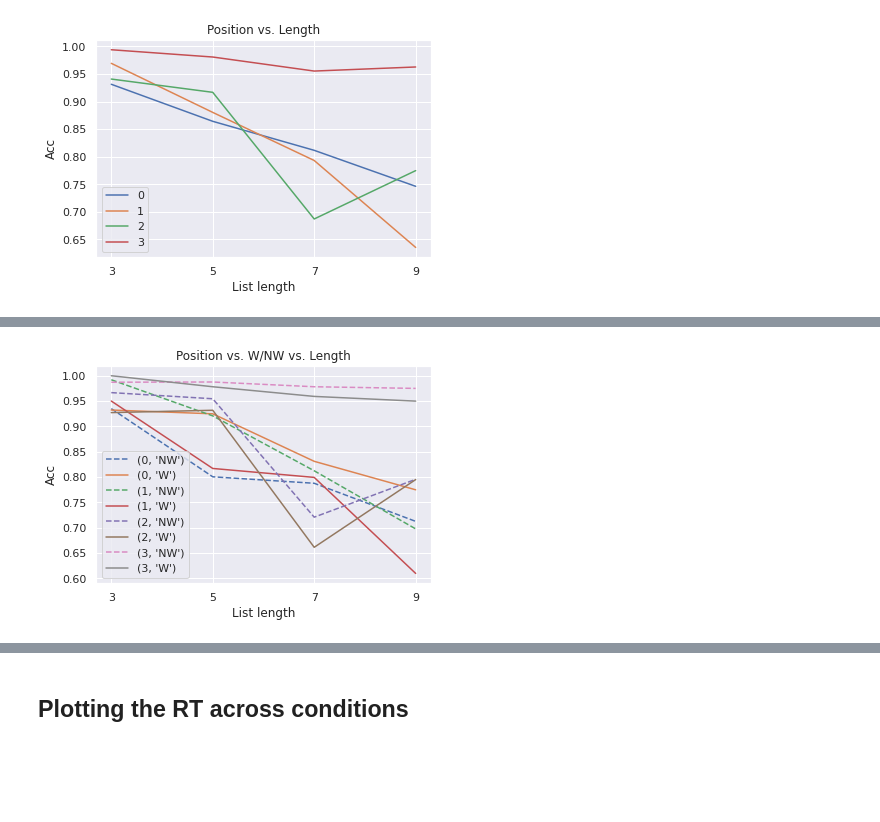
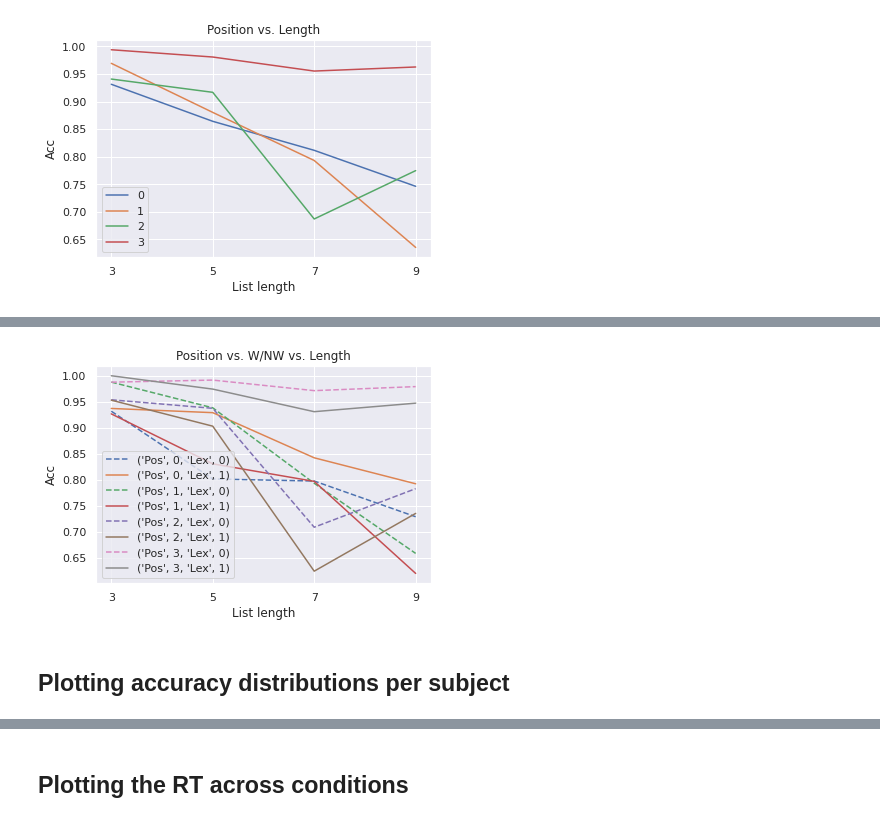
Before and after one commit to cristinarainich/Sternberg_analysis, a Jupyter notebook: iEEG_dataset.ipynb, the cells around one changed output, grey strips where cells are left out. Cells and saved outputs as stored; diff of their text form; code cells hidden in the pictures; blank space fills up the shorter version.

```diff
--- a/iEEG_dataset.ipynb
+++ b/iEEG_dataset.ipynb
@@ -357,3 +399,6 @@ ieeg_no_outliers.head()
 | 2 | 2 | D23 | 1 | 2 | 16 | in_sequence | High Non-Words | 1.045657 | ... |
 | 3 | 3 | D23 | 1 | 1 | 29 | out_of_sequence | High Words | 1.497001 | ... |
 | 4 | 4 | D23 | 1 | 1 | 9 | out_of_sequence | Low Words | 1.679783 | ... |
+# %%
+only_match = ieeg_no_outliers[ieeg_no_outliers['ProbeType'] == 2]
+only_mismatch = ieeg_no_outliers[ieeg_no_outliers['ProbeType'] == 1]
@@ -372,11 +419,9 @@ ieeg_no_outliers.groupby(['Subject'])['RespCorrect'].mean().plot(
 # %%
+# ALL TOGETHER
 # percentages of correct responses for different conditions
 # acc = correct trials in this cond / all trials in this cond
-acc_count = lambda v: sum(v) / v.count()
 pl.figure()
-subset = ieeg_no_outliers.groupby(['ProbeCategory', 'Length'])[['RespCorrect']].apply(
-    acc_count
-).reset_index()
+subset = ieeg_no_outliers.groupby(['ProbeCategory', 'Length'])[['RespCorrect']].mean().reset_index()
 for i in subset.ProbeCategory.unique():
   x = subset[subset['ProbeCategory'] == i]
   pl.plot(x.Length, x.RespCorrect)
@@ -526,3 +635,13 @@ pl.legend(subset.Position.unique())
 pl.title('Position vs. Length');
 # %% [output]
 [figure]
+# %%
+subset = only_match.groupby(['Position', 'Length'])[['RespCorrect']].mean().reset_index()
+for i in subset.Position.unique():
+  x = subset[subset['Position'] == i]
+  pl.plot(x.Length, x.RespCorrect)
+pl.xticks(x.Length)
+pl.xlabel('List length')
+pl.ylabel('Acc')
+pl.legend(subset.Position.unique())
+pl.title('Position vs. Length only match');
@@ -529,30 +650,18 @@ pl.title('Position vs. Length');
 # %%
-subset = ieeg_no_outliers.groupby(['Position', 'Length', 'ProbeCategory'])[['RespCorrect']].mean().reset_index()
-pos_words = subset.copy()
-new_cat = []
-cat = pos_words.ProbeCategory.values
-for i in cat:
-  if 'non-words' in i:
-    new_cat.append('NW')
-  elif 'words' in i:
-    new_cat.append('W')
-  else:
-    print("Check")
-pos_words['ProbeCategory'] = new_cat
-
-pos_words = pos_words.groupby(['Position', 'ProbeCategory', 'Length'])[['RespCorrect']].mean().reset_index()
-
+pos_words = ieeg_no_outliers.groupby(['Position', 'Lex', 'Length'])[['RespCorrect']].mean().reset_index()
 for i in pos_words.Position.unique():
-  for j in pos_words.ProbeCategory.unique():
-    x = pos_words[(pos_words['Position'] == i) & (pos_words['ProbeCategory'] == j)]
-    if j == 'NW':
-      pl.plot(x.Length, x.RespCorrect, '--', label = (i, j))
-    elif j == 'W':
-      pl.plot(x.Length, x.RespCorrect, label = (i, j))
+  for j in pos_words.Lex.unique():
+    x = pos_words[(pos_words['Position'] == i) & (pos_words['Lex'] == j)]
+    if j == 0:
+      pl.plot(x.Length, x.RespCorrect, '--', label = ('Pos', i, 'Lex', j))
+    elif j == 1:
+      pl.plot(x.Length, x.RespCorrect, label = ('Pos', i, 'Lex', j))
 pl.xticks(x.Length)
 pl.xlabel('List length')
 pl.ylabel('Acc')
 pl.legend()
 pl.title('Position vs. W/NW vs. Length');
 # %% [output]
-[figure, old version]
+[figure, new version]
+# %% [markdown]
+## Plotting accuracy distributions per subject
```
Also changed, not shown: parts of 101 cells of this notebook.
